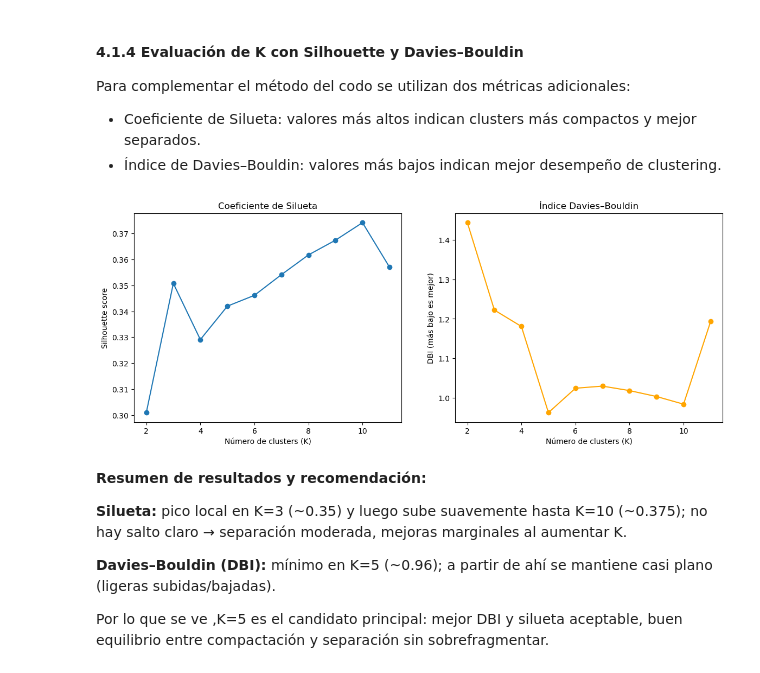
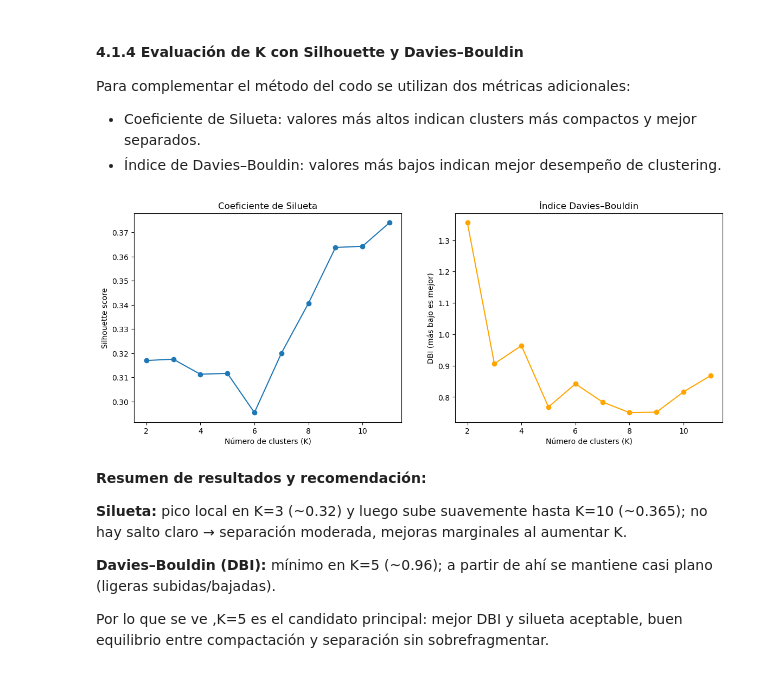
Before and after one commit to Juanin6/Lab2-Bi, a Jupyter notebook: Lab2.ipynb, the cells around one changed output. Cells and saved outputs as stored; diff of their text form; code cells hidden in the pictures.

```diff
--- a/Lab2.ipynb
+++ b/Lab2.ipynb
@@ -216,6 +217,7 @@ no_negative = ["Area", "Perimetro", "LongitudEjeMayor", "LongitudEjeMenor", "Are
 # Elimina todas las filas que no deben tener negativos
 df = df[(df[no_negative] >= 0).all(axis=1)]
 
+mask_invalido = pd.Series(False, index=df.index)
 
 # Regla 1: Área ≤ Área Convexa
 if {"Area", "AreaConvexa"}.issubset(df.columns):
@@ -604,7 +606,7 @@ sse = []
 
 for k in k_values:
     kmeans = KMeans(n_clusters=k, random_state=42, n_init=10)
-    kmeans.fit(X_scaled)
+    kmeans.fit(df_cluster_scaled)
     inertia.append(kmeans.inertia_)
 
 plt.figure(figsize=(8,5))
@@ -629,41 +631,41 @@ Para complementar el método del codo se utilizan dos métricas adicionales:
 from sklearn.metrics import silhouette_score, davies_bouldin_score
 
 k_values = range(2, 12)
 silhouette_scores = []
 dbi_scores = []
 
 for k in k_values:
     kmeans = KMeans(n_clusters=k, random_state=42, n_init=10)
-    labels = kmeans.fit_predict(X_scaled)
+    labels = kmeans.fit_predict(df_cluster_scaled)
 
     # Silhouette
-    sil = silhouette_score(X_scaled, labels)
+    sil = silhouette_score(df_cluster_scaled, labels)
     silhouette_scores.append(sil)
 
     # DBI
-    dbi = davies_bouldin_score(X_scaled, labels)
+    dbi = davies_bouldin_score(df_cluster_scaled, labels)
     dbi_scores.append(dbi)
 
 # Graficar resultados
 fig, axes = plt.subplots(1, 2, figsize=(14,5))
 
 axes[0].plot(k_values, silhouette_scores, marker="o")
 axes[0].set_title("Coeficiente de Silueta")
 axes[0].set_xlabel("Número de clusters (K)")
 axes[0].set_ylabel("Silhouette score")
 
 axes[1].plot(k_values, dbi_scores, marker="o", color="orange")
 axes[1].set_title("Índice Davies–Bouldin")
 axes[1].set_xlabel("Número de clusters (K)")
 axes[1].set_ylabel("DBI (más bajo es mejor)")
 
 plt.show()
 # %% [output]
-[figure, old version]
+[figure, new version]
 # %% [markdown]
 **Resumen de resultados y recomendación:**
 
-**Silueta:** pico local en K=3 (~0.35) y luego sube suavemente hasta K=10 (~0.375); no hay salto claro → separación moderada, mejoras marginales al aumentar K.
+**Silueta:** pico local en K=3 (~0.32) y luego sube suavemente hasta K=10 (~0.365); no hay salto claro → separación moderada, mejoras marginales al aumentar K.
 
 **Davies–Bouldin (DBI):** mínimo en K=5 (~0.96); a partir de ahí se mantiene casi plano (ligeras subidas/bajadas).
 
```
Also changed, not shown: parts of 26 cells of this notebook.
